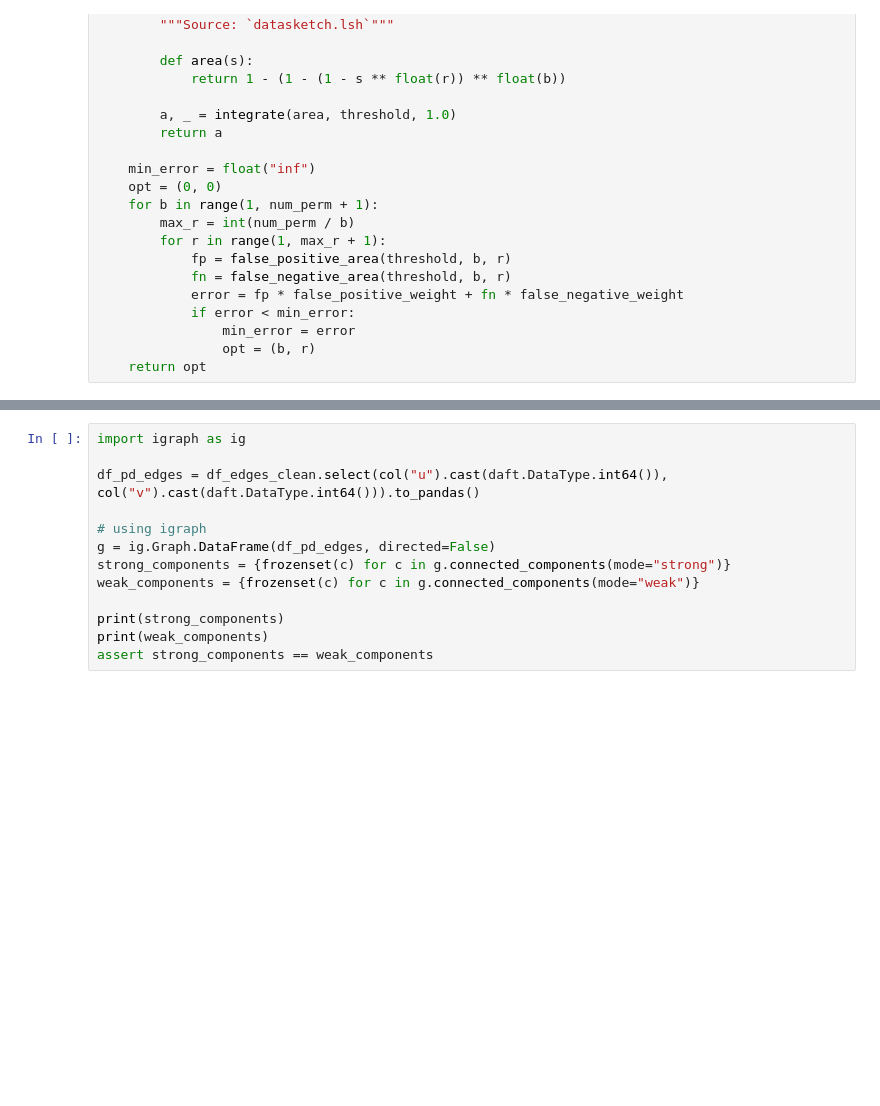
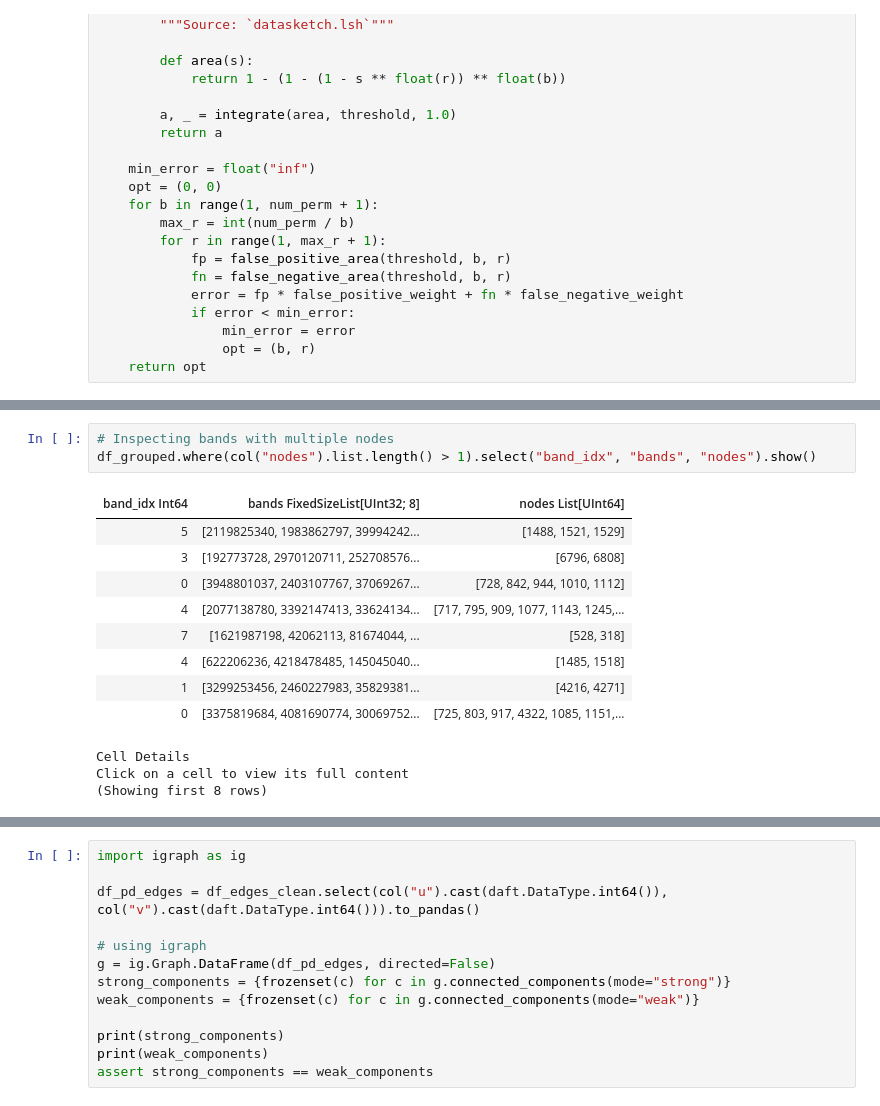
Before and after one commit to everettVT/daft-minhash-dedupe, a Jupyter notebook: workload/minhash_dedupe_common_crawl.ipynb, the cells around one changed output, grey strips where cells are left out. Drawn from its saved outputs; the diff is of its cells as text; blank space fills up the shorter version.

Commit message:
re-organizing. added durable id for multi-session reproducibility

```diff
--- a/workload/minhash_dedupe_common_crawl.ipynb
+++ b/workload/minhash_dedupe_common_crawl.ipynb
@@ -254,2 +366,18 @@ df_grouped.show()
+# %%
+# Inspecting bands with multiple nodes
+df_grouped.where(col("nodes").list.length() > 1).select("band_idx", "bands", "nodes").show()
+# %% [output]
+| band_idx Int64 | bands FixedSizeList[UInt32; 8] | nodes List[UInt64] |
+| 5 | [2119825340, 1983862797, 39994242... | [1488, 1521, 1529] |
+| 3 | [192773728, 2970120711, 252708576... | [6796, 6808] |
+| 0 | [3948801037, 2403107767, 37069267... | [728, 842, 944, 1010, 1112] |
+| 4 | [2077138780, 3392147413, 33624134... | [717, 795, 909, 1077, 1143, 1245,... |
+| 7 | [1621987198, 42062113, 81674044, ... | [528, 318] |
+| 4 | [622206236, 4218478485, 145045040... | [1485, 1518] |
+| 1 | [3299253456, 2460227983, 35829381... | [4216, 4271] |
+| 0 | [3375819684, 4081690774, 30069752... | [725, 803, 917, 4322, 1085, 1151,... |
+Cell Details
+Click on a cell to view its full content
+(Showing first 8 rows)
 # %% [markdown]
 ## Connected Components
```
Also changed, not shown: parts of 23 cells of this notebook, 4 other files.
